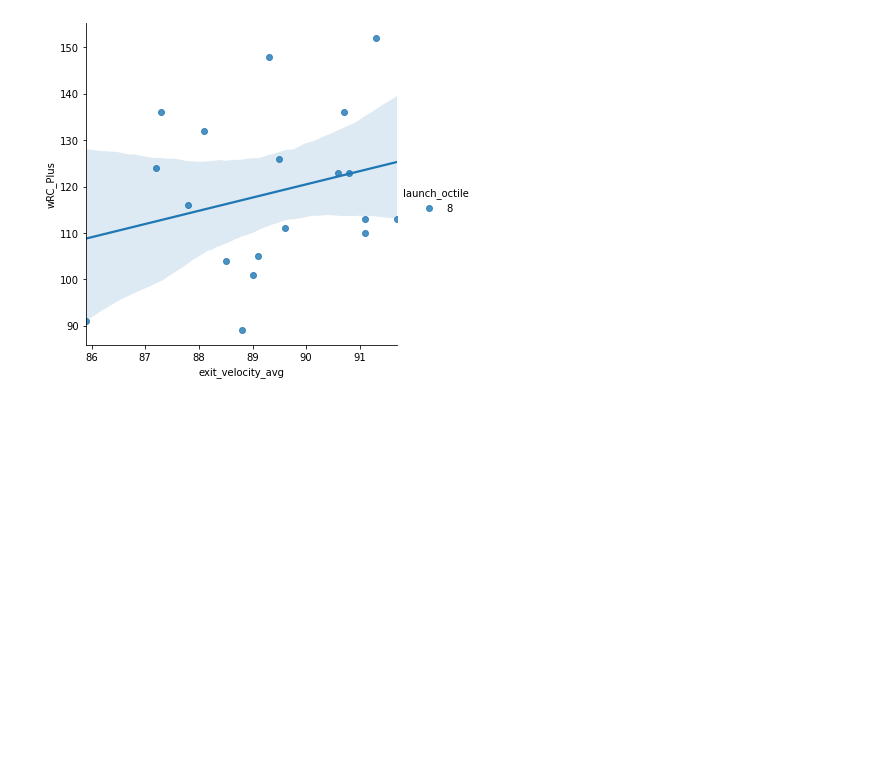
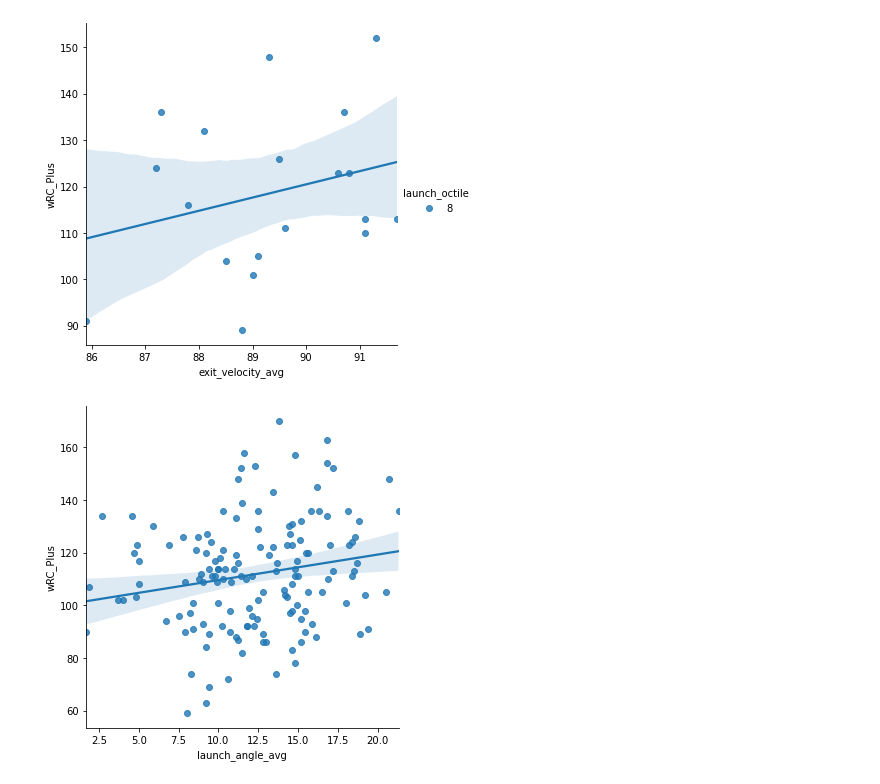
Before and after one commit to GeoffreyBrann/info2950, a Jupyter notebook: phase_4_launch_ange.ipynb, the cells around one changed output. Drawn from its saved outputs; the diff is of its cells as text; code cells hidden in the pictures; blank space fills up the shorter version.

```diff
--- a/phase_4_launch_ange.ipynb
+++ b/phase_4_launch_ange.ipynb
@@ -368,3 +374,7 @@ sns.lmplot(x="exit_velocity_avg", y="wRC_Plus", hue = 'launch_octile', data=data
 [figure]
 [figure]
 [figure]
+# %%
+sns.lmplot(x="launch_angle_avg", y="wRC_Plus", data=data_2016);
+# %% [output]
+[figure, added]
```
Also changed, not shown: parts of 23 cells of this notebook.
